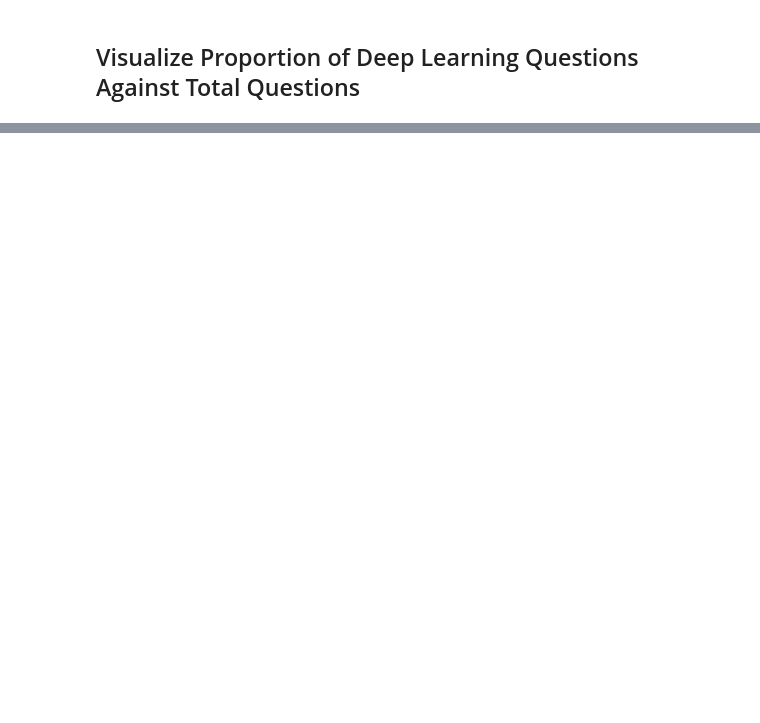
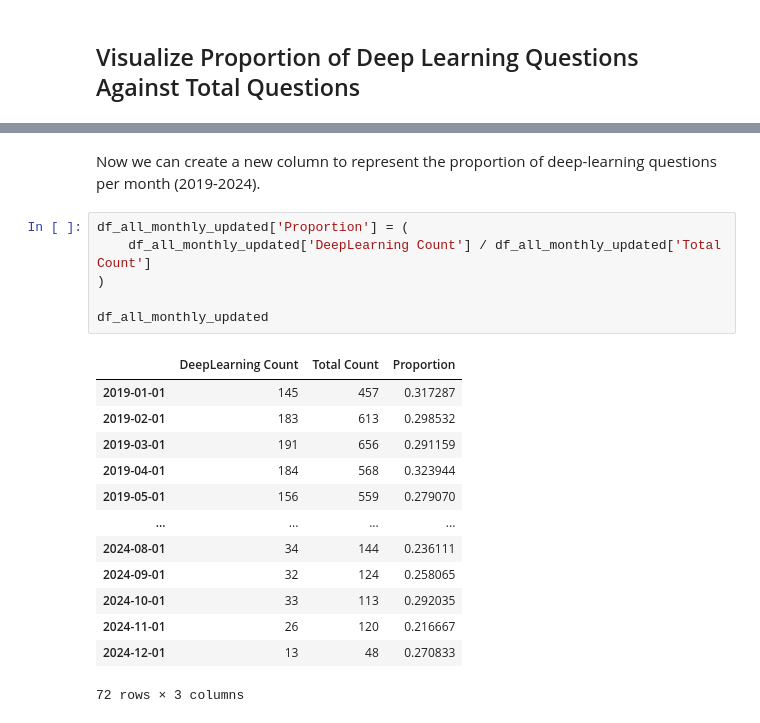
Before and after one commit to jastro-dev/dq-11-stackexchange-popular-questions, a Jupyter notebook: main_notebook.ipynb, the cells around one changed output, grey strips where cells are left out. Saved outputs shown, nothing was run; the diff lists cells and outputs as text; blank space fills up the shorter version.

```diff
--- a/main_notebook.ipynb
+++ b/main_notebook.ipynb
@@ -511,0 +572,22 @@ In this section, we aim to visualize similarly to above, but on the proportion o
+# %% [markdown]
+Now we can create a new column to represent the proportion of deep-learning questions per month (2019-2024).
+# %%
+df_all_monthly_updated['Proportion'] = (
+    df_all_monthly_updated['DeepLearning Count'] / df_all_monthly_updated['Total Count']
+)
+
+df_all_monthly_updated
+# %% [output]
+|  | DeepLearning Count | Total Count | Proportion |
+| 2019-01-01 | 145 | 457 | 0.317287 |
+| 2019-02-01 | 183 | 613 | 0.298532 |
+| 2019-03-01 | 191 | 656 | 0.291159 |
+| 2019-04-01 | 184 | 568 | 0.323944 |
+| 2019-05-01 | 156 | 559 | 0.279070 |
+| ... | ... | ... | ... |
+| 2024-08-01 | 34 | 144 | 0.236111 |
+| 2024-09-01 | 32 | 124 | 0.258065 |
+| 2024-10-01 | 33 | 113 | 0.292035 |
+| 2024-11-01 | 26 | 120 | 0.216667 |
+| 2024-12-01 | 13 | 48 | 0.270833 |
+72 rows × 3 columns
```
Also changed, not shown: parts of 17 cells of this notebook, 2 other files.
